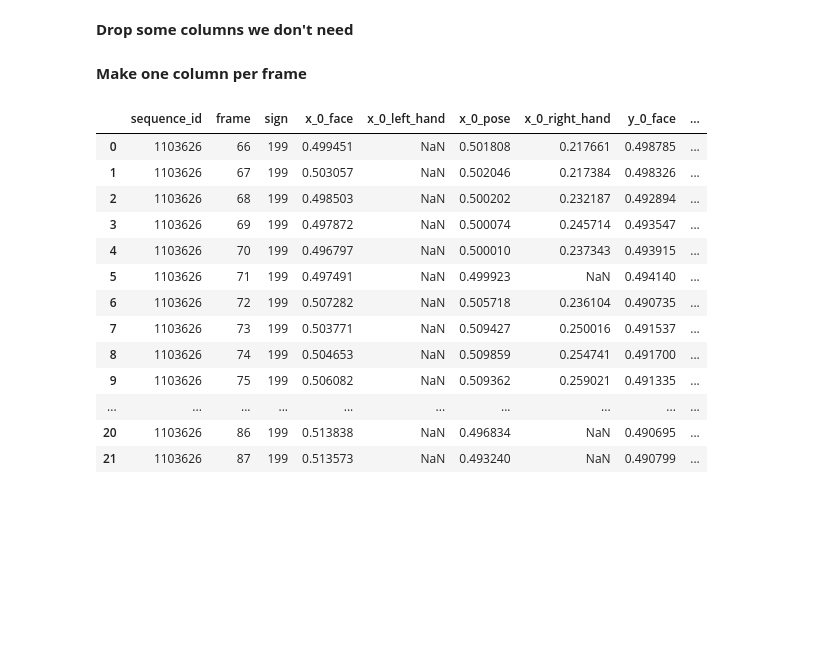
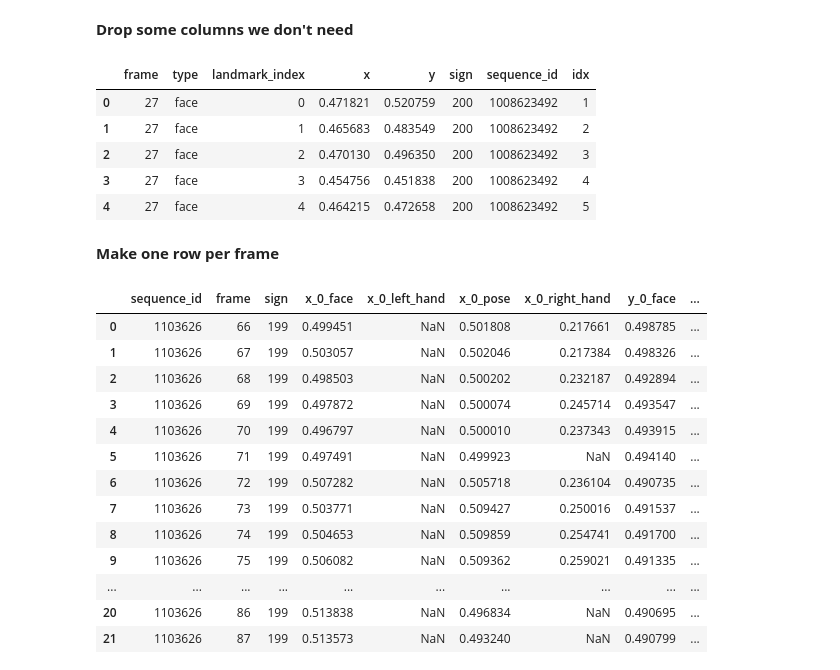
Before and after one commit to vosmani36/Capstone_Project_SignMeUp, a Jupyter notebook: notebooks/EDA_DataCleaning_J.ipynb, the cells around one changed output. Saved outputs shown, nothing was run; the diff lists cells and outputs as text; code cells hidden in the pictures; blank space fills up the shorter version.

```diff
--- a/notebooks/EDA_DataCleaning_J.ipynb
+++ b/notebooks/EDA_DataCleaning_J.ipynb
@@ -284,9 +284,18 @@ dtype: int64
 # %%
 #drop z
 df = df.drop('z', axis = 1)
 
 #drop row_id
 df = df.drop('row_id', axis = 1)
+
+df.head()
+# %% [output]
+|  | frame | type | landmark_index | x | y | sign | sequence_id | idx |
+| 0 | 27 | face | 0 | 0.471821 | 0.520759 | 200 | 1008623492 | 1 |
+| 1 | 27 | face | 1 | 0.465683 | 0.483549 | 200 | 1008623492 | 2 |
+| 2 | 27 | face | 2 | 0.470130 | 0.496350 | 200 | 1008623492 | 3 |
+| 3 | 27 | face | 3 | 0.454756 | 0.451838 | 200 | 1008623492 | 4 |
+| 4 | 27 | face | 4 | 0.464215 | 0.472658 | 200 | 1008623492 | 5 |
 # %% [markdown]
-**Make one column per frame**
+**Make one row per frame**
 # %%
```
Also changed, not shown: parts of 4 cells of this notebook.
